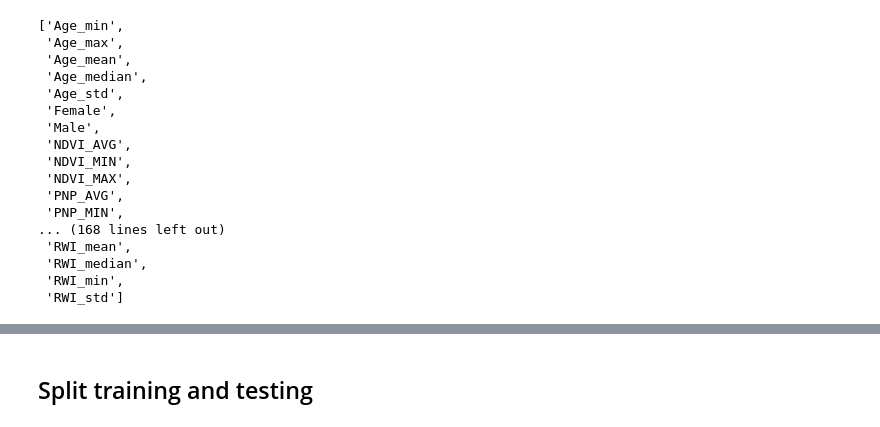
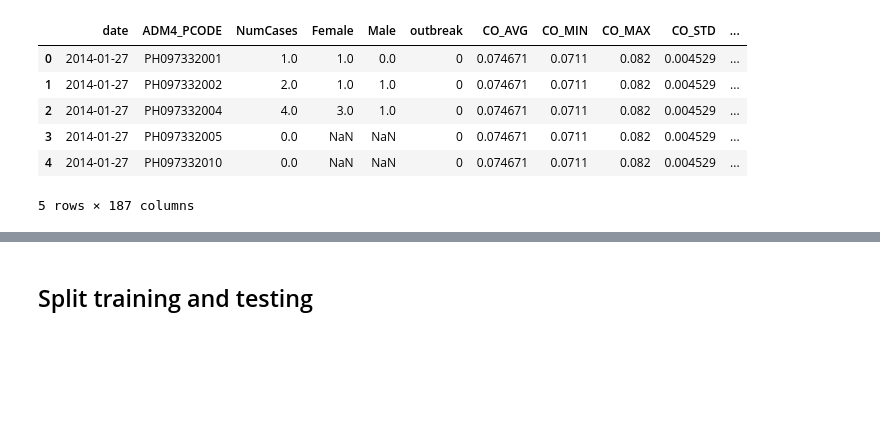
Before and after one commit to thinkingmachines/project-cchain, a Jupyter notebook: notebooks/baseline-model/04-select-rf-models.ipynb, the cells around one changed output, grey strips where cells are left out. Cells and saved outputs as stored; diff of their text form; code cells hidden in the pictures; blank space fills up the shorter version.

```diff
--- a/notebooks/baseline-model/03-test-rf-models.ipynb
+++ b/notebooks/baseline-model/04-select-rf-models.ipynb
@@ -28,5 +30,5 @@ Try for next iteration:
 - city-level linked data?
 # %%
 PROCESSED_DIR = Path("../../data/03-processed/")
-LINKED_DATA = PROCESSED_DIR / "linked_df_v1.csv"
+LINKED_DATA = PROCESSED_DIR / "filtered_linked_df.csv"
 # %% [markdown]
@@ -63,23 +36,12 @@ linked_df = linked_df.sort_values(by=["start_of_week"])
-# %%
-linked_df.columns[linked_df.isnull().any()].tolist()
-# %% [output]
-['Age_min',
- 'Age_max',
- 'Age_mean',
- 'Age_median',
- 'Age_std',
- 'Female',
- 'Male',
- 'NDVI_AVG',
- 'NDVI_MIN',
- 'NDVI_MAX',
- 'PNP_AVG',
- 'PNP_MIN',
-... (168 lines left out)
- 'RWI_mean',
- 'RWI_median',
- 'RWI_min',
- 'RWI_std']
 # %%
 # try filtering to check how much we have
-filtered_linked_df = linked_df.copy()
+filtered_linked_df = pd.read_csv(LINKED_DATA)
+filtered_linked_df.head()
+# %% [output]
+|  | date | ADM4_PCODE | NumCases | Female | Male | outbreak | CO_AVG | CO_MIN | CO_MAX | CO_STD | ... |
+| 0 | 2014-01-27 | PH097332001 | 1.0 | 1.0 | 0.0 | 0 | 0.074671 | 0.0711 | 0.082 | 0.004529 | ... |
+| 1 | 2014-01-27 | PH097332002 | 2.0 | 1.0 | 1.0 | 0 | 0.074671 | 0.0711 | 0.082 | 0.004529 | ... |
+| 2 | 2014-01-27 | PH097332004 | 4.0 | 3.0 | 1.0 | 0 | 0.074671 | 0.0711 | 0.082 | 0.004529 | ... |
+| 3 | 2014-01-27 | PH097332005 | 0.0 | NaN | NaN | 0 | 0.074671 | 0.0711 | 0.082 | 0.004529 | ... |
+| 4 | 2014-01-27 | PH097332010 | 0.0 | NaN | NaN | 0 | 0.074671 | 0.0711 | 0.082 | 0.004529 | ... |
+5 rows × 187 columns
```
Also changed, not shown: parts of 53 cells of this notebook, 2 other files.
